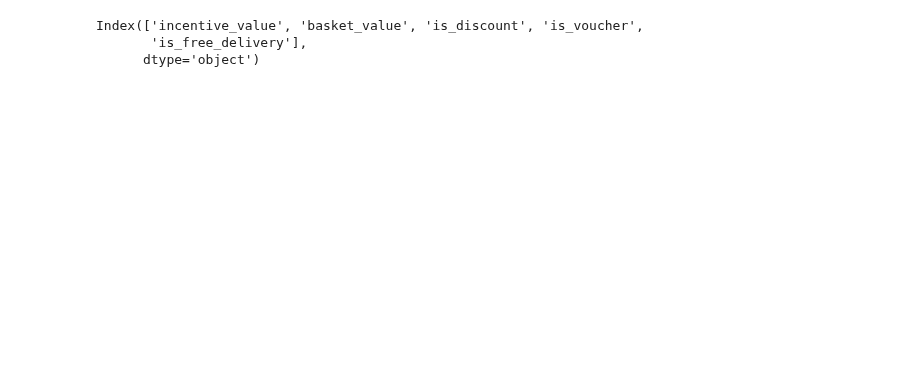
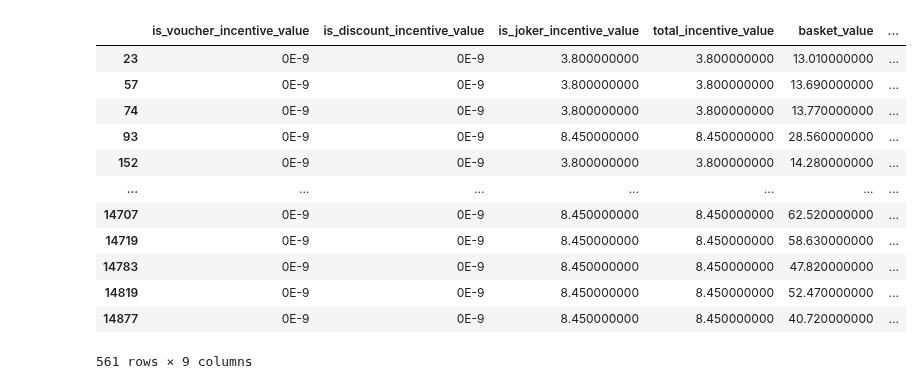
Before and after one commit to AChiaraCapuano/incentives_analysis, a Jupyter notebook: analysis.ipynb, the cells around one changed output. Cells and saved outputs as stored; diff of their text form; code cells hidden in the pictures; blank space fills up the shorter version.

Commit message:
query from correct orders columns

```diff
--- a/analysis.ipynb
+++ b/analysis.ipynb
@@ -17,12 +22,23 @@ WHERE is_successful = true and global_entity_id="FO_NO" and date(partition_date_
 '''
 # %%
 df = pandas_gbq.read_gbq(q)
-# %%
-df.columns
-# %% [output]
-Index(['incentive_value', 'basket_value', 'is_discount', 'is_voucher',
-       'is_free_delivery'],
-      dtype='object')
+# %%
+df[df['is_joker']==True]
+#print(len(df[df['is_discount']==True]))
+# %% [output]
+|  | is_voucher_incentive_value | is_discount_incentive_value | is_joker_incentive_value | total_incentive_value | basket_value | ... |
+| 23 | 0E-9 | 0E-9 | 3.800000000 | 3.800000000 | 13.010000000 | ... |
+| 57 | 0E-9 | 0E-9 | 3.800000000 | 3.800000000 | 13.690000000 | ... |
+| 74 | 0E-9 | 0E-9 | 3.800000000 | 3.800000000 | 13.770000000 | ... |
+| 93 | 0E-9 | 0E-9 | 8.450000000 | 8.450000000 | 28.560000000 | ... |
+| 152 | 0E-9 | 0E-9 | 3.800000000 | 3.800000000 | 14.280000000 | ... |
+| ... | ... | ... | ... | ... | ... | ... |
+| 14707 | 0E-9 | 0E-9 | 8.450000000 | 8.450000000 | 62.520000000 | ... |
+| 14719 | 0E-9 | 0E-9 | 8.450000000 | 8.450000000 | 58.630000000 | ... |
+| 14783 | 0E-9 | 0E-9 | 8.450000000 | 8.450000000 | 47.820000000 | ... |
+| 14819 | 0E-9 | 0E-9 | 8.450000000 | 8.450000000 | 52.470000000 | ... |
+| 14877 | 0E-9 | 0E-9 | 8.450000000 | 8.450000000 | 40.720000000 | ... |
+561 rows × 9 columns
 # %%
 def plot_hist(df, subset):
     df_sub = df[df[subset]==True]
```
Also changed, not shown: parts of 7 cells of this notebook.
